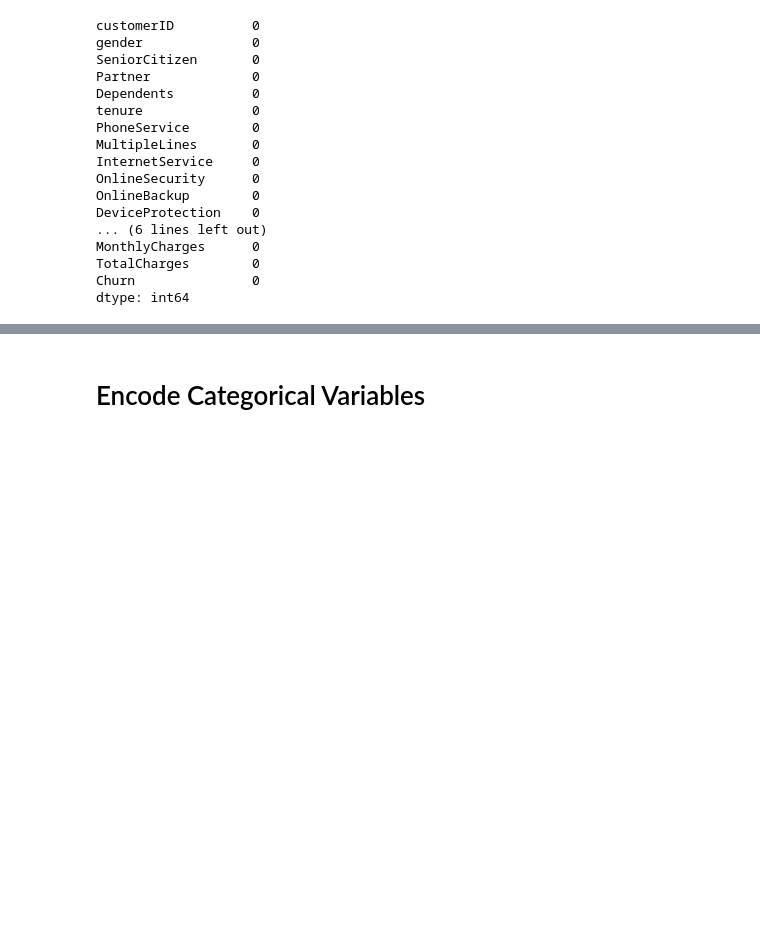
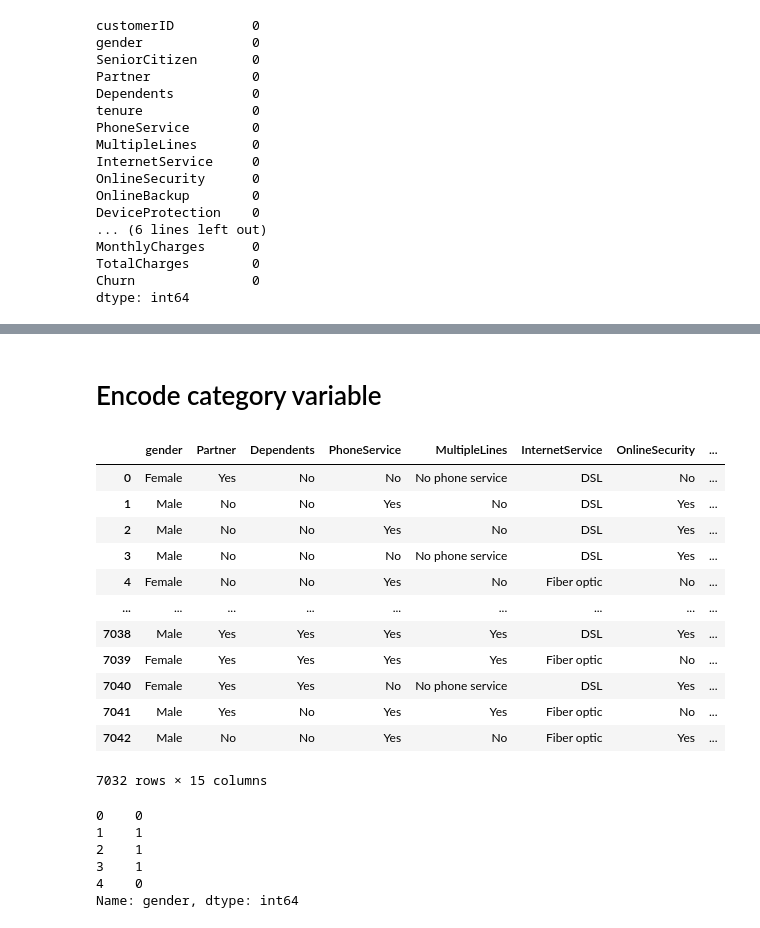
Before and after one commit to g4m3m4g/Telco-Churn-Pipeline, a Jupyter notebook: Pipeline.ipynb, the cells around one changed output, grey strips where cells are left out. Saved outputs shown, nothing was run; the diff lists cells and outputs as text; code cells hidden in the pictures; blank space fills up the shorter version.

```diff
--- a/Pipeline.ipynb
+++ b/Pipeline.ipynb
@@ -3,5 +4,7 @@ import pandas as pd
 # %%
-df = pd.read_csv('./Telco-Customer-Churn.csv')
+# Load dataset
+file_path = "Telco-Customer-Churn.csv"
+df = pd.read_csv(file_path)
 df.head()
 # %% [output]
 |  | customerID | gender | SeniorCitizen | Partner | Dependents | tenure | PhoneService | MultipleLines | ... |
@@ -56,19 +68,13 @@ dtype: int64
 # %%
-df.drop(columns=['customerID'], inplace= True)
+# Convert TotalCharges to numeric, handling errors
+df["TotalCharges"] = pd.to_numeric(df["TotalCharges"], errors='coerce')
+df.dropna(inplace=True)
 # %%
-# Convert 'TotalCharges' to numeric, handling errors (e.g., empty strings)
-df['TotalCharges'] = pd.to_numeric(df['TotalCharges'], errors='coerce')
+# Define features and target
+target = "Churn"
+categorical_features = [col for col in df.columns if df[col].dtype == 'object' and col != target]
+numeric_features = ["SeniorCitizen", "tenure", "MonthlyCharges", "TotalCharges"]
 
-# Convert 'Churn' to binary (0 or 1)
-df['Churn'] = df['Churn'].map({'Yes': 1, 'No': 0})
-
-df['PhoneService'] = df['PhoneService'].map({'Yes': 1, 'No': 0})
-
-df['Dependents'] = df['Dependents'].map({'Yes': 1, 'No': 0})
-
-df['Partner'] = df['Partner'].map({'Yes': 1, 'No': 0})
-
-df['gender'] = df['gender'].map({'Male':0, 'Female':0})
-
-df.head()
+print(f' category {categorical_features}')
+print(f' numeric {numeric_features}')
 # %% [output]
@@ -83,3 +82,0 @@ df.head()
-# %%
-df['TotalCharges'].fillna(df['TotalCharges'].median(), inplace=True)
-df.head(3)
@@ -91,2 +83,28 @@ df.head(3)
-# %% [markdown]
-# Encode Categorical Variables
+# %% [markdown]
+# Encode category variable
+# %%
+df[['gender', 'Partner', 'Dependents', 'PhoneService', 'MultipleLines', 'InternetService', 'OnlineSecurity', 'OnlineBackup', 'DeviceProtection', 'TechSupport', 'StreamingTV', 'StreamingMovies', 'Contract', 'PaperlessBilling', 'PaymentMethod']]
+# %% [output]
+|  | gender | Partner | Dependents | PhoneService | MultipleLines | InternetService | OnlineSecurity | ... |
+| 0 | Female | Yes | No | No | No phone service | DSL | No | ... |
+| 1 | Male | No | No | Yes | No | DSL | Yes | ... |
+| 2 | Male | No | No | Yes | No | DSL | Yes | ... |
+| 3 | Male | No | No | No | No phone service | DSL | Yes | ... |
+| 4 | Female | No | No | Yes | No | Fiber optic | No | ... |
+| ... | ... | ... | ... | ... | ... | ... | ... | ... |
+| 7038 | Male | Yes | Yes | Yes | Yes | DSL | Yes | ... |
+| 7039 | Female | Yes | Yes | Yes | Yes | Fiber optic | No | ... |
+| 7040 | Female | Yes | Yes | No | No phone service | DSL | Yes | ... |
+| 7041 | Male | Yes | No | Yes | Yes | Fiber optic | No | ... |
+| 7042 | Male | No | No | Yes | No | Fiber optic | Yes | ... |
+7032 rows × 15 columns
+# %%
+df['gender'] = df['gender'].map({"Male": 1, "Female": 0})
+df['gender'].head(5)
+# %% [output]
+0    0
+1    1
+2    1
+3    1
+4    0
+Name: gender, dtype: int64
```
Also changed, not shown: parts of 34 cells of this notebook.
